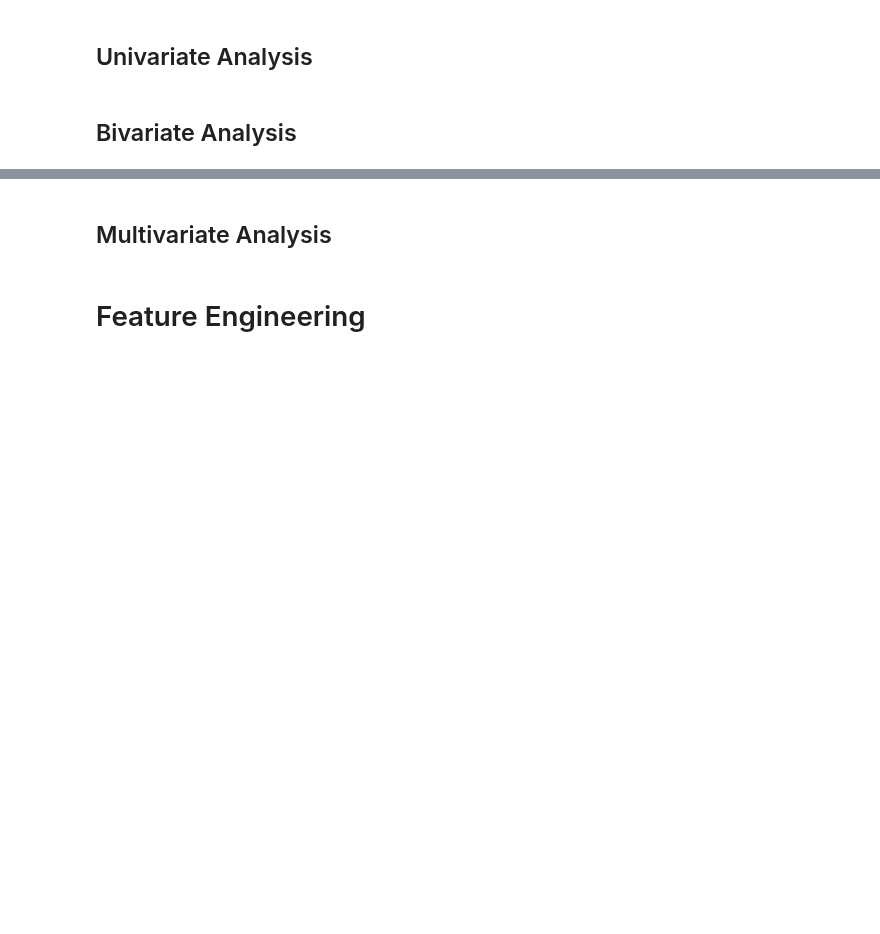
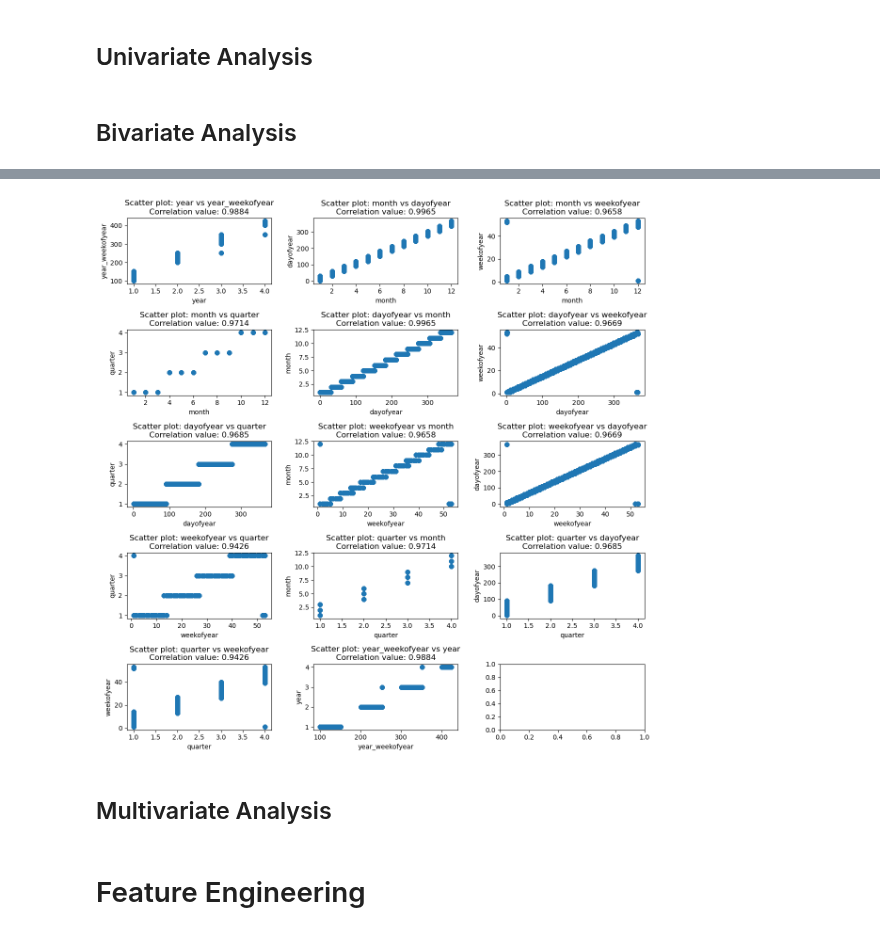
Before and after one commit to ikoghoemmanuell/Grocery-Store-Forecasting-Challenge-For-Azubian, a Jupyter notebook: dev/notebooks/sales.ipynb, the cells around one changed output, grey strips where cells are left out. Drawn from its saved outputs; the diff is of its cells as text; code cells hidden in the pictures; blank space fills up the shorter version.

```diff
--- a/dev/notebooks/sales.ipynb
+++ b/dev/notebooks/sales.ipynb
@@ -651,0 +780,15 @@ series is stationary from the above plot, since the statistic(standard deviation
+# %%
+# Set the threshold for high correlation
+threshold = 0.8
+
+# Find the highly correlated variables
+high_correlation = (correlation_matrix.abs() > threshold) & (correlation_matrix != 1)
+
+# Get the variable pairs with high correlation
+high_correlation_pairs = [(i, j) for i in high_correlation.columns for j in high_correlation.columns if high_correlation.loc[i, j]]
+
+# Print the highly correlated variables
+for pair in high_correlation_pairs:
+    var1, var2 = pair
+    correlation_value = correlation_matrix.loc[var1, var2]
+    print(f"{var1} and {var2} are highly correlated (correlation value: {correlation_value})")
@@ -652,3 +810,49 @@ series is stationary from the above plot, since the statistic(standard deviation
+# %%
+# Specify the column pairs and their correlation values
+column_pairs = [('year', 'year_weekofyear', 0.9884229388238451),
+                ('month', 'dayofyear', 0.9964919406599103),
+                ('month', 'weekofyear', 0.9658303008707717),
+                ('month', 'quarter', 0.9713815220940318),
+                ('dayofyear', 'month', 0.9964919406599103),
+                ('dayofyear', 'weekofyear', 0.9669203951023091),
+                ('dayofyear', 'quarter', 0.9685365398989686),
+                ('weekofyear', 'month', 0.9658303008707717),
+                ('weekofyear', 'dayofyear', 0.9669203951023091),
+                ('weekofyear', 'quarter', 0.9426460215490194),
+                ('quarter', 'month', 0.9713815220940318),
+                ('quarter', 'dayofyear', 0.9685365398989686),
+                ('quarter', 'weekofyear', 0.9426460215490194),
+                ('year_weekofyear', 'year', 0.9884229388238451)]
+
+# Create a grid layout for the scatter plots
+num_pairs = len(column_pairs)
+num_cols = 3  # Number of columns in the grid layout
+num_rows = (num_pairs + num_cols - 1) // num_cols  # Number of rows in the grid layout
+
+fig, axes = plt.subplots(num_rows, num_cols, figsize=(12, 12))
+
+# Create scatter plots for each column pair
+for i, pair in enumerate(column_pairs):
+    x_col, y_col, correlation_value = pair
+    row = i // num_cols
+    col = i % num_cols
+
+    # Select the appropriate subplot for the scatter plot
+    ax = axes[row, col] if num_rows > 1 else axes[col]
+
+    # Create the scatter plot
+    ax.scatter(train[x_col], train[y_col], alpha=0.5)
+    ax.set_xlabel(x_col)
+    ax.set_ylabel(y_col)
+    ax.set_title(f"Scatter plot: {x_col} vs {y_col}\nCorrelation value: {correlation_value:.4f}")
+
+# Adjust the spacing between subplots
+fig.tight_layout()
+
+# Display the grid of scatter plots
+plt.show()
+# %% [output]
+[figure, added]
 # %% [markdown]
 ## Multivariate Analysis
 # %% [markdown]
```
Also changed, not shown: parts of 34 cells of this notebook.
